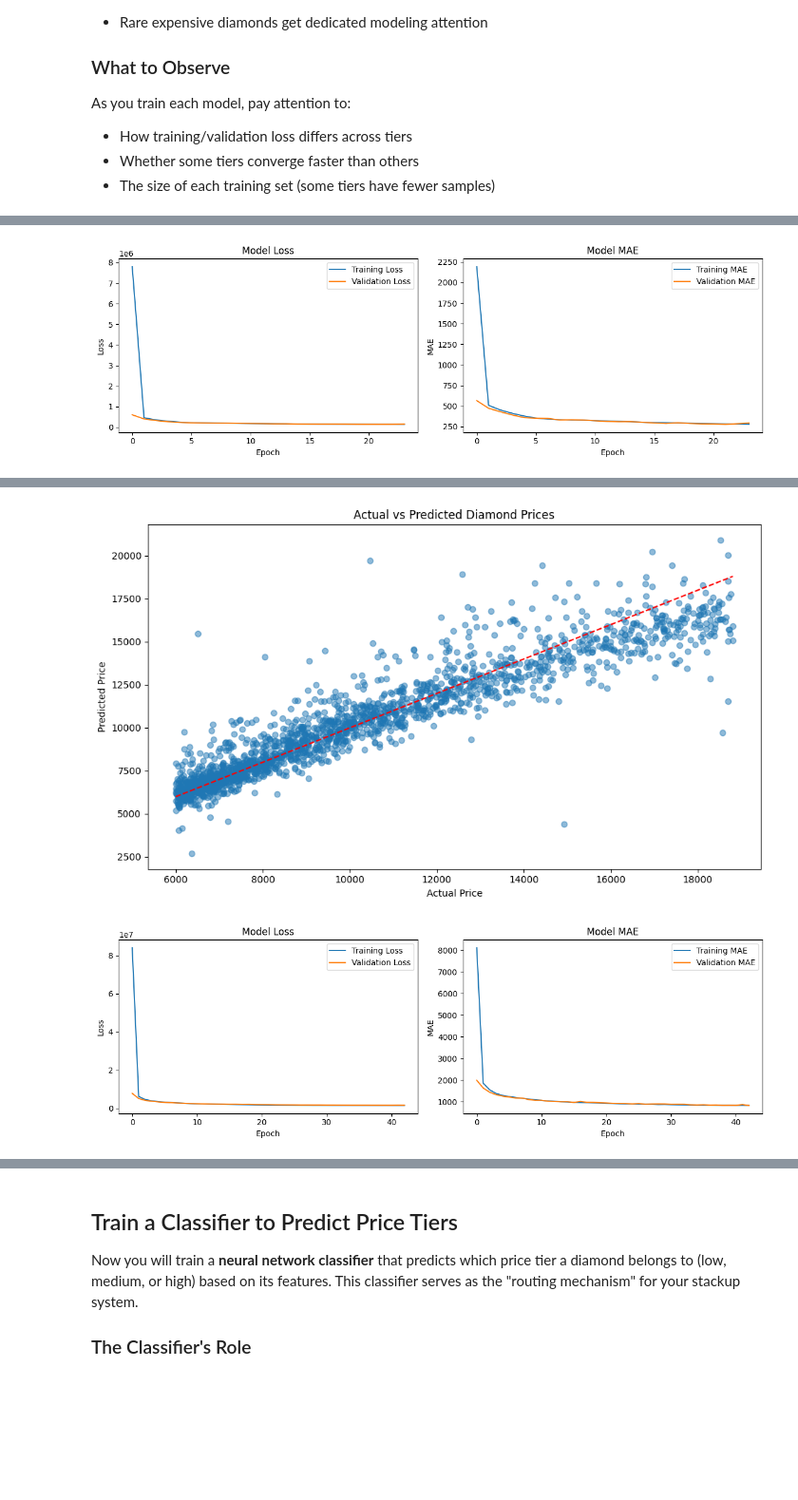
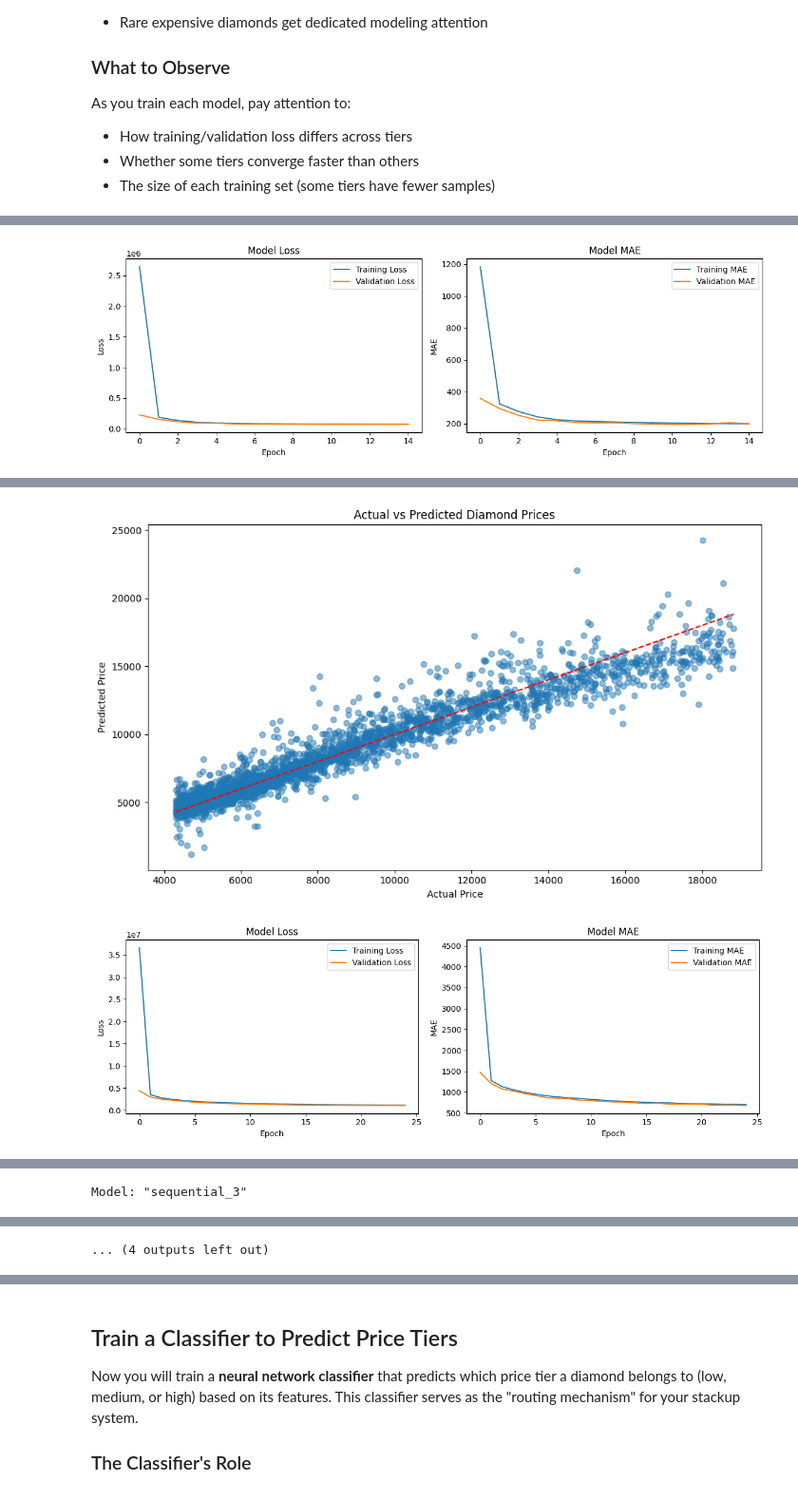
Before and after one commit to jeron-plummer/MSDS-458-Assignment-1, a Jupyter notebook: MSDS458_Assignment_01/Assignment_01_Diamonds_Stackup.ipynb, the cells around one changed output, grey strips where cells are left out. Shown at 95% size. Cells and saved outputs as stored; diff of their text form; code cells hidden in the pictures; blank space fills up the shorter version.

```diff
--- a/MSDS458_Assignment_01/Assignment_01_Diamonds_Stackup.ipynb
+++ b/MSDS458_Assignment_01/Assignment_01_Diamonds_Stackup.ipynb
@@ -235,3 +235,16 @@ Removal Summary:
 - Z = 31.8: 1 rows
 Training set: 43132 rows
 Test set: 10784 rows
+# %%
+# Balanced tercile thresholds, computed from TRAINING data only
+low_threshold, high_threshold = np.percentile(diamonds_train['price'], [33.333, 66.667])
+low_threshold, high_threshold = round(low_threshold), round(high_threshold)
+print(f"Balanced thresholds -> low_threshold=${low_threshold}, high_threshold=${high_threshold}")
+
+# Verify the split is actually balanced before you train anything
+balance_check = create_price_tiers(diamonds_train, low_threshold=low_threshold, high_threshold=high_threshold)
+print(balance_check['price_tier'].value_counts())
+print((balance_check['price_tier'].value_counts(normalize=True) * 100).round(1))
+
+import seaborn as sns
+sns.histplot(data=balance_check, x='price', hue='price_tier', bins=50, alpha=0.7)
@@ -271,10 +298,68 @@ tier_configs = {
 models, preprocessors, histories = sf.train_tier_regression_models(
     diamonds_train, tier_configs,
     numerical_features, categorical_features,
+    low_threshold=low_threshold, high_threshold=high_threshold,
+)
+
+# --- EXPERIMENT HERE: customize classifier architecture and hyperparameters ---
+classifier_config = {
+    'layers': [256, 128, 64],
+    'dropout': 0.2,
+    'lr': 0.001,
+    'epochs': 50,
+    'batch_size': 32,
+    'patience': 10,
+}
+
+classifier_model, classifier_preprocessor, classifier_history = sf.train_tier_classifier(
+    diamonds_train, classifier_config,
+    numerical_features, categorical_features,
     low_threshold=2500, high_threshold=6000,
 )
 
+stackup = sf.create_stackup_from_trained_models(
+    classifier_model=classifier_model,
+    regression_models=models,
+    preprocessors=preprocessors,
+    classifier_preprocessor=classifier_preprocessor,
+    low_threshold=2500,
+    high_threshold=6000
+    )
+
+# Predict single diamond
+result = stackup.predict_single_diamond(
+    carat=1.0, cut='Ideal', color='G', clarity='VS1',
+    depth=62.0, table=55, x=6.0, y=6.0, z=3.7
+)
+print(f"Predicted Price: ${result['predicted_price']:.2f}")
+print(f"Predicted Tier: {result['predicted_tier']}")
+print(f"Confidence: {result['confidence']:.4f}")
+
+print("="*80)
+print("EVALUATING STACKUP ON TRULY UNSEEN TEST DATA")
+print("="*80)
+
+X_test_held_out = diamonds_test.drop(columns=['price'])
+y_test_held_out = diamonds_test['price']
+
+results = stackup.evaluate_stackup(
+    X_test_held_out,
+    y_test_held_out,
+    low_threshold=2500,
+    high_threshold=6000
+)
+
 print(f"\n✅ IMPORTANT: diamonds_test is kept completely separate for stackup evaluation")
+
+# Calculate per-sample MAPE and check business requirement (ii)
+per_sample_mape = np.abs((np.array(y_test_held_out) - np.array(results['predictions'])) / np.array(y_test_held_out)) * 100
+pct_within_20   = np.mean(per_sample_mape < 20) * 100
+overall_mape    = np.mean(per_sample_mape)
+
+print("Business Requirements Summary")
+print("=" * 50)
+print(f"Req (i)  — Average MAPE ≤ 5%:        {overall_mape:.2f}%  {'PASSED' if overall_mape <= 5 else 'FAILED'}")
+print(f"Req (ii) — ≥95% samples MAPE < 20%:  {pct_within_20:.2f}%  {'PASSED' if pct_within_20 >= 95 else 'FAILED'}")
 # %% [output]
 === Training LOW tier model ===
 prepare_data(): target = 'price'
@@ -316,4 +401,4 @@ R-squared Score: 0.8547
-[figure, old version]
+[figure, new version]
 === MEDIUM tier complete ===
 
 
@@ -334,5 +419,5 @@ R-squared Score: 0.8731
-[figure, old version]
+[figure, new version]
-[figure, old version]
+[figure, new version]
 === HIGH tier complete ===
 
 All tier models trained successfully!
@@ -340,0 +428 @@ All tier models trained successfully!
+Model: "sequential_3"
@@ -340,0 +446 @@ All tier models trained successfully!
+... (4 outputs left out)
```
Also changed, not shown: parts of 10 cells of this notebook.
